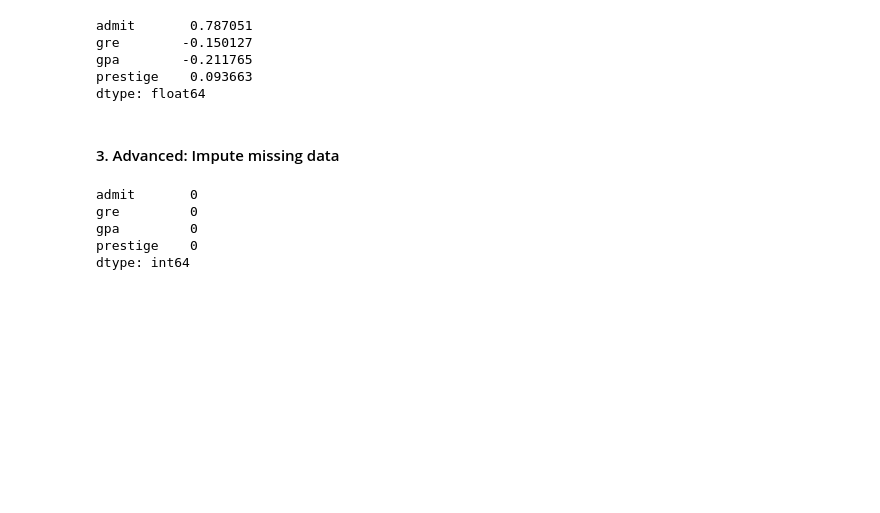
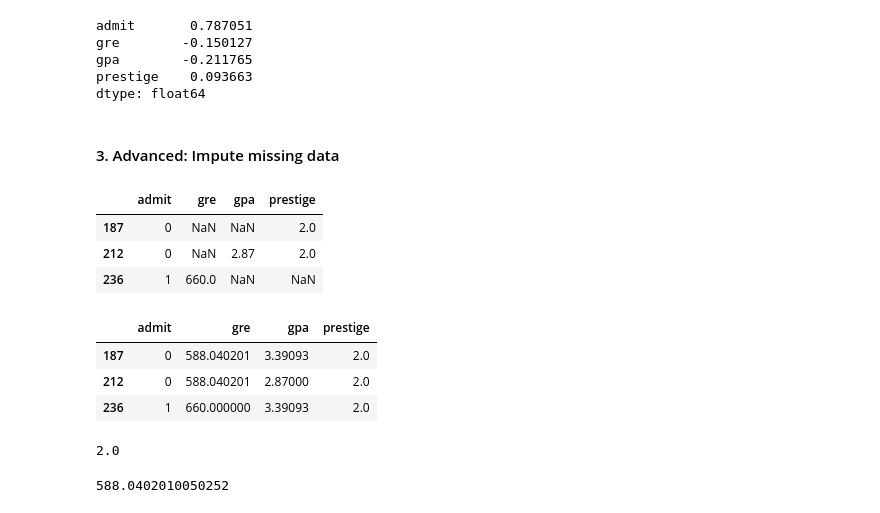
Before and after one commit to norvin2002/ga-data-science, a Jupyter notebook: project2-starter-NC.ipynb, the cells around one changed output. Saved outputs shown, nothing was run; the diff lists cells and outputs as text; code cells hidden in the pictures; blank space fills up the shorter version.

```diff
--- a/project2-starter-NC.ipynb
+++ b/project2-starter-NC.ipynb
@@ -213,19 +213,31 @@ prestige    0.093663
 dtype: float64
 # %% [markdown]
 #### 3. Advanced: Impute missing data
+# %%
+df_nan = df_raw
+df_nan.iloc[[187, 212, 236]]
+# %% [output]
+|  | admit | gre | gpa | prestige |
+| 187 | 0 | NaN | NaN | 2.0 |
+| 212 | 0 | NaN | 2.87 | 2.0 |
+| 236 | 1 | 660.0 | NaN | NaN |
 # %%
-#mark missing values as NaN
-df_nan=df_raw
-df_nan[['admit','gre','gpa','prestige']] = df_nan[['admit','gre','gpa','prestige']].replace('',np.NAN)
 #fill missing data with mean value
-df_nan.fillna(df_nan['gre'].mean(),inplace=True)
-df_nan.fillna(df_nan['gpa'].mean(),inplace=True)
-df_nan.fillna(df_nan['prestige'].mode(),inplace=True)
-#count number of Nan values in each column
-print(df_nan.isnull().sum())
+df_nan['gre'].fillna(df_nan['gre'].mean(),inplace=True)
+df_nan['gpa'].fillna(df_nan['gpa'].mean(),inplace=True)
+df_nan['prestige'].fillna(df_nan['prestige'].mode()[0],inplace=True)
+df_nan.iloc[[187, 212, 236]]
 # %% [output]
-admit       0
-gre         0
-gpa         0
-prestige    0
-dtype: int64
+|  | admit | gre | gpa | prestige |
+| 187 | 0 | 588.040201 | 3.39093 | 2.0 |
+| 212 | 0 | 588.040201 | 2.87000 | 2.0 |
+| 236 | 1 | 660.000000 | 3.39093 | 2.0 |
+# %%
+x = df_nan['prestige'].mode()
+x[0]
+# %% [output]
+2.0
+# %%
+df_nan['gre'].mean()
+# %% [output]
+588.0402010050252
```
